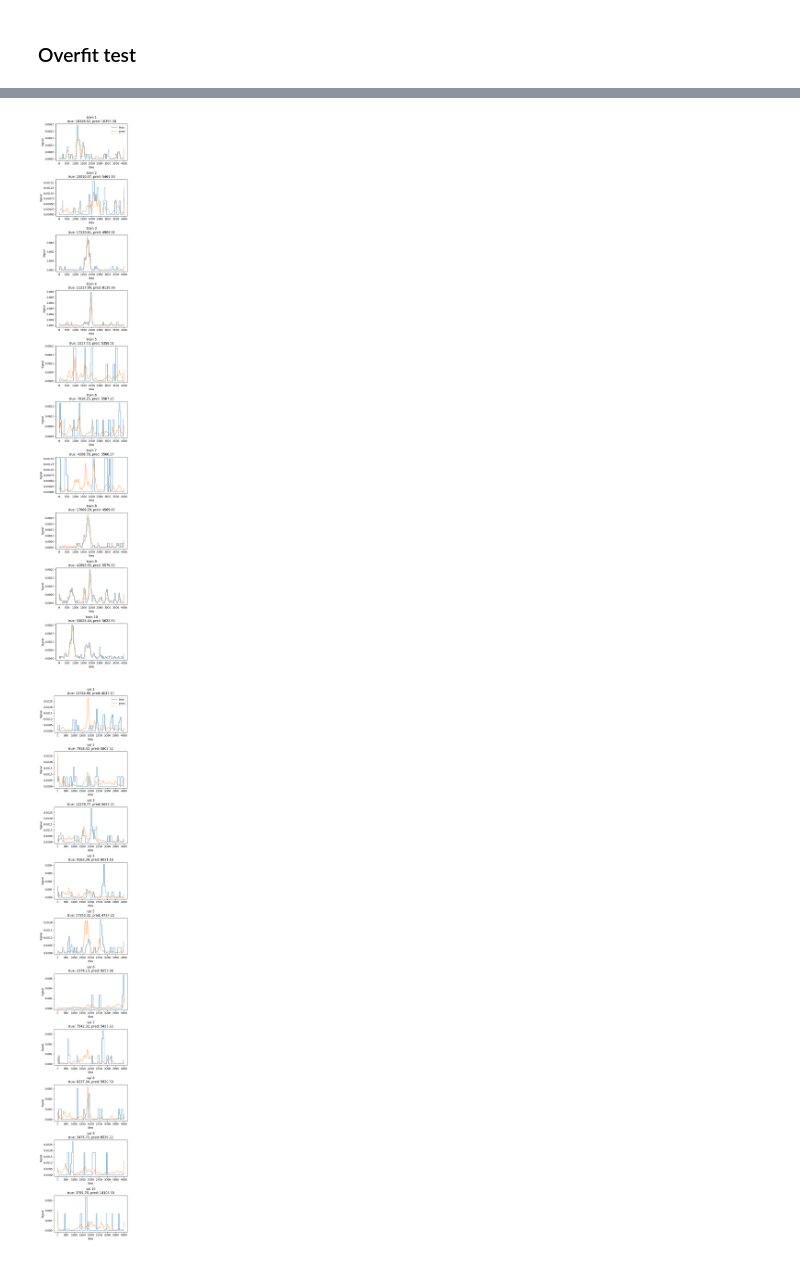
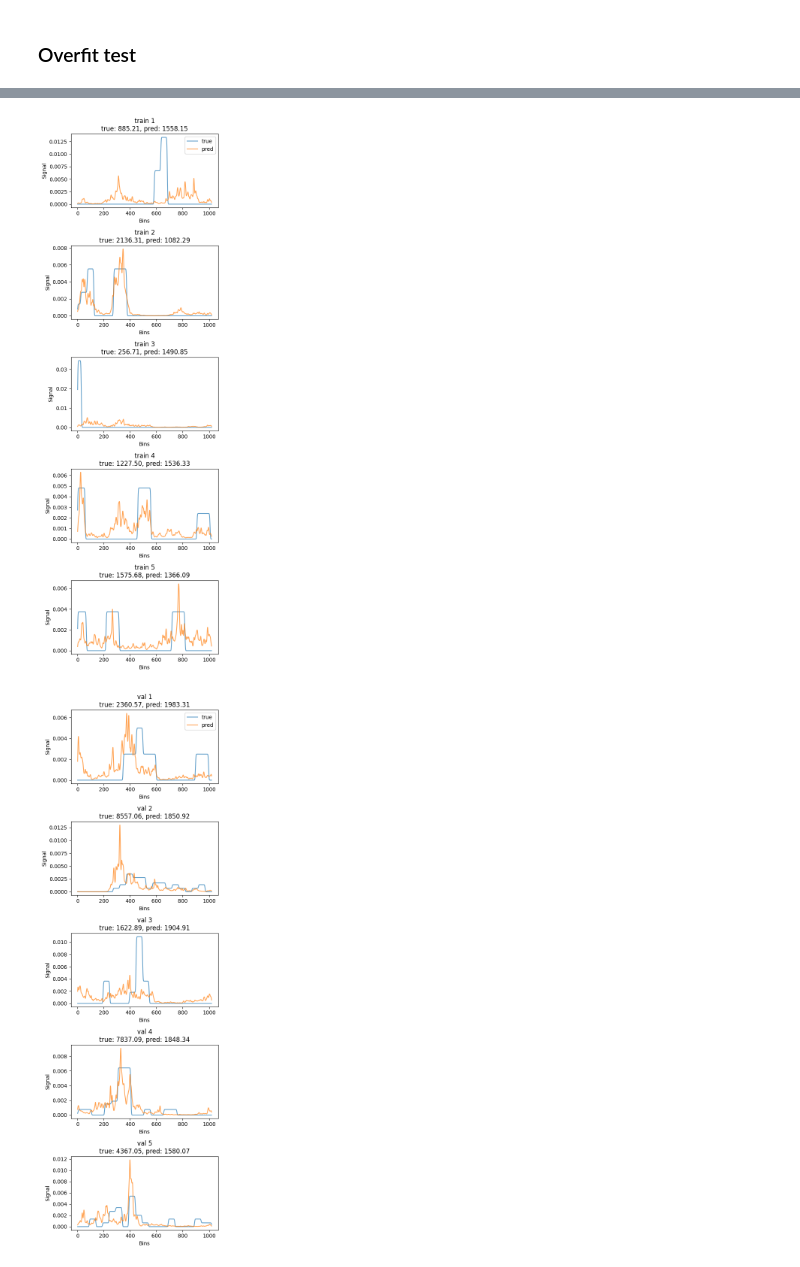
Before and after one commit to alw399/FACT, a Jupyter notebook: notebooks/train_seq.ipynb, the cells around one changed output, grey strips where cells are left out. Drawn from its saved outputs; the diff is of its cells as text; code cells hidden in the pictures.

```diff
--- a/notebooks/train_seq.ipynb
+++ b/notebooks/train_seq.ipynb
@@ -54,8 +48,6 @@ dataset = SequenceBigWigDataset(
     signal_bins=signal_bins,
     window_left=window_left,
     window_right=window_right,
-    binarize_signal=False,
-    normalize_signal=False
 )
 # %% [markdown]
 ### Sanity check
@@ -94,10 +93,6 @@ np.float32(1.1544813e+07)
 # %%
-cutoff = np.percentile(tot_counts, 40)
-
 plt.figure(figsize=(8, 5))
 plt.hist(tot_counts, bins=100, color='skyblue', edgecolor='black', alpha=0.7)
-
-plt.axvline(cutoff, color='red', linestyle='--', linewidth=2, label=f'25th Percentile: {cutoff:.2f}')
 
 plt.title("Distribution of Total Counts per Cell")
 plt.xlabel("Total Counts")
@@ -244,7 +238,8 @@ for split_name, loader in loaders.items():
     metrics = evaluate_model_metrics(
         model, loader,
         device="mps",
-        min_profile=model.min_profile
+        min_profile=model.min_profile,
+        smooth_true=True
     )
 
     loader_metrics[split_name] = metrics
@@ -388,11 +408,16 @@ tracker.save(f'{results_dir}/tracker_counts.pkl')
 # %%
 # overfit test
 config = TrainConfig(
-    lr=1e-2,
+    lr=lr,
     weight_decay=weight_decay,
-    epochs=500,
+    epochs=5000,
     device=device,
-    patience=500
+    patience=5000,
+    loss_type='bpnet',
+    min_profile=cutoff,
+    counts_weight=counts_weight,
+    sidelines=sidelines,
+    target_smoothing=target_smoothing
 )
 
 dataset.intervals = dataset.intervals[:100]
@@ -424,9 +457,11 @@ Final losses:
 # %%
 visualize_split_predictions(
     model,
     device='cpu',
-    n_examples_per_split=10,
+    n_examples_per_split=5,
+    smooth_pred=True,
+    smooth_sigma=3
 )
 # %% [output]
-[figure, old version]
+[figure, new version]
-[figure, old version]
+[figure, new version]
```
Also changed, not shown: parts of 24 cells of this notebook, 4 other files.
